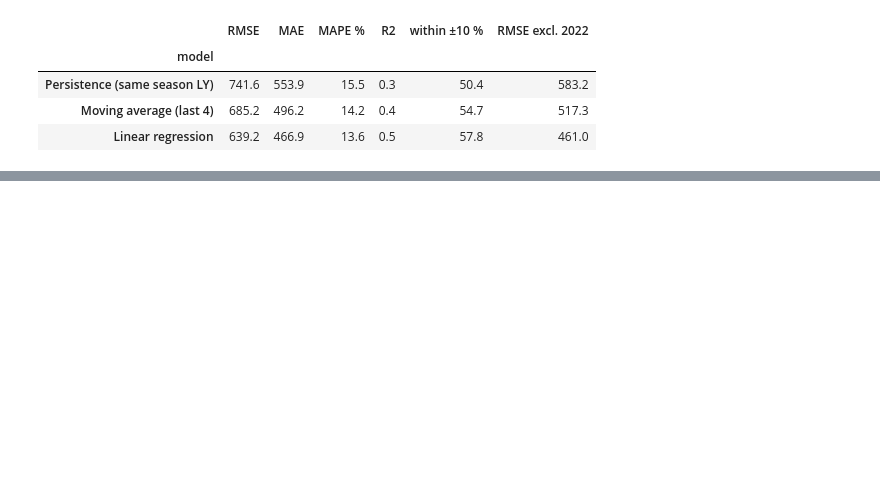
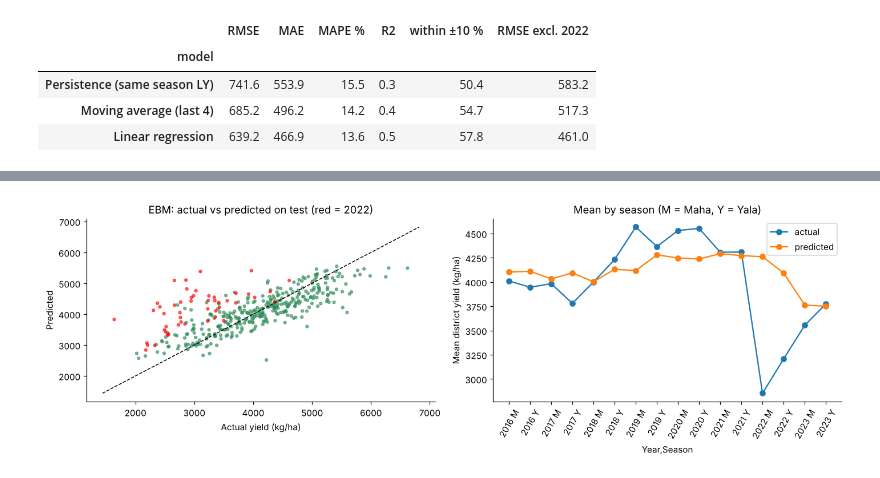
Before and after one commit to WarnaBuddhikaUom/paddy-yield-forecasting-sl, a Jupyter notebook: notebooks/paddy_yield_forecasting.ipynb, the cells around one changed output, grey strips where cells are left out. Drawn from its saved outputs; the diff is of its cells as text; code cells hidden in the pictures; blank space fills up the shorter version.

```diff
--- a/notebooks/paddy_yield_forecasting.ipynb
+++ b/notebooks/paddy_yield_forecasting.ipynb
@@ -618,0 +444,7 @@ Saved: /home/claude/proj/models/paddy_yield_model.pkl (1.2 MB)
+# %%
+BEST = "EBM (new)"
+best_model = fitted[BEST]
+test_pred = best_model.predict(X_test)
+by_year = test.assign(pred=test_pred, err=test_pred - y_test).groupby(["Year", "Season"]).agg(
+    actual=(TARGET, "mean"), predicted=("pred", "mean"), MAE=("err", lambda e: e.abs().mean())).round(0)
+by_year
@@ -618,0 +470,11 @@ Saved: /home/claude/proj/models/paddy_yield_model.pkl (1.2 MB)
+# %%
+fig, axes = plt.subplots(1, 2, figsize=(13, 4.3))
+axes[0].scatter(y_test, test_pred, s=10, alpha=0.6, c=(test["Year"] == 2022).map({True: "red", False: "#2e8b57"}))
+lims = [y_test.min() - 200, y_test.max() + 200]; axes[0].plot(lims, lims, "k--", lw=1)
+axes[0].set_xlabel("Actual yield (kg/ha)"); axes[0].set_ylabel("Predicted"); axes[0].set_title("EBM: actual vs predicted on test (red = 2022)")
+by_year[["actual", "predicted"]].plot(ax=axes[1], marker="o")
+axes[1].set_xticks(range(len(by_year))); axes[1].set_xticklabels([f"{y} {s[0]}" for y, s in by_year.index], rotation=60)
+axes[1].set_ylabel("Mean district yield (kg/ha)"); axes[1].set_title("Mean by season (M = Maha, Y = Yala)")
+savefig("06_best_model_fit")
+# %% [output]
+[figure, added]
```
Also changed, not shown: parts of 67 cells of this notebook, 27 other files.
